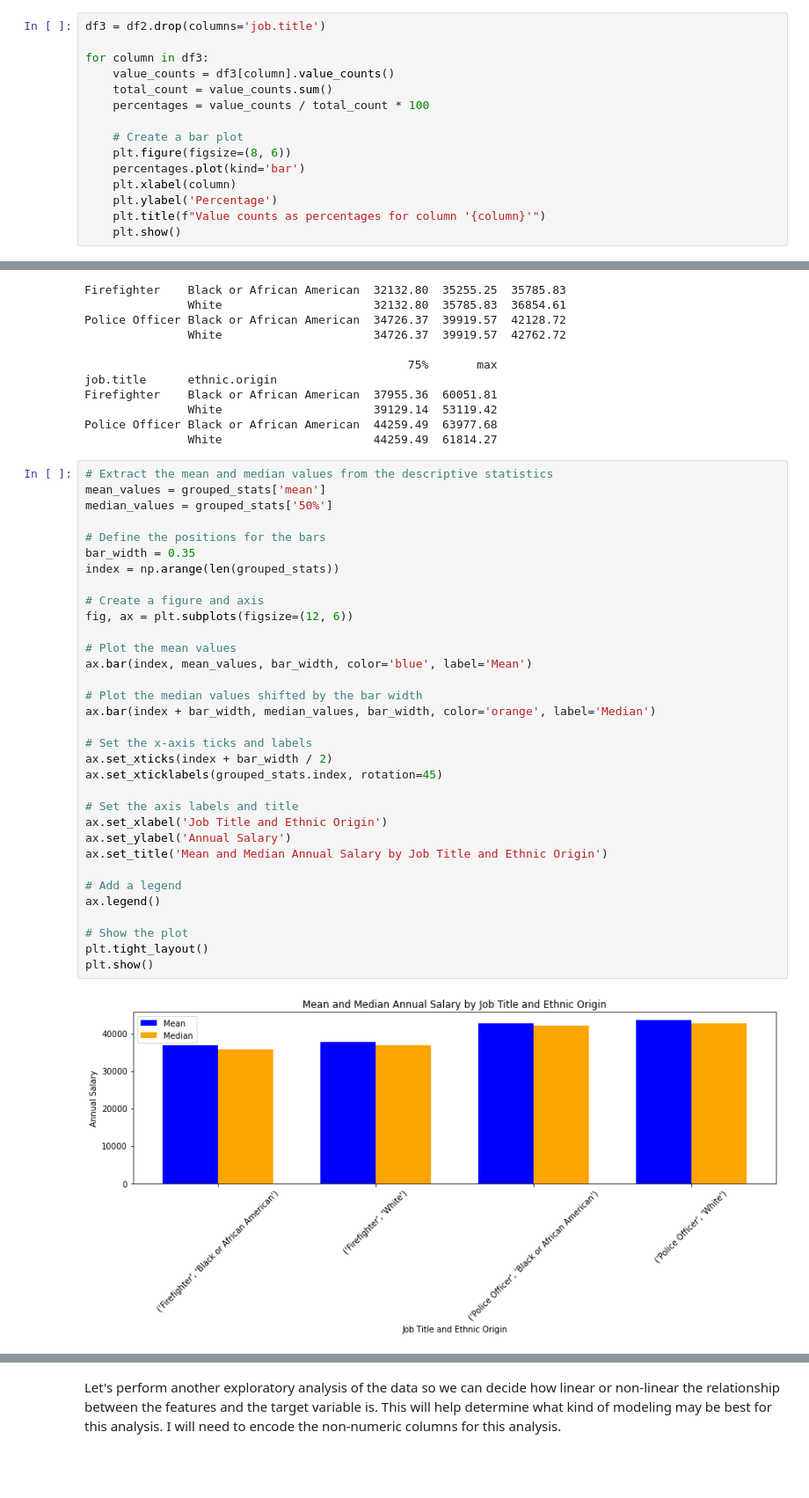
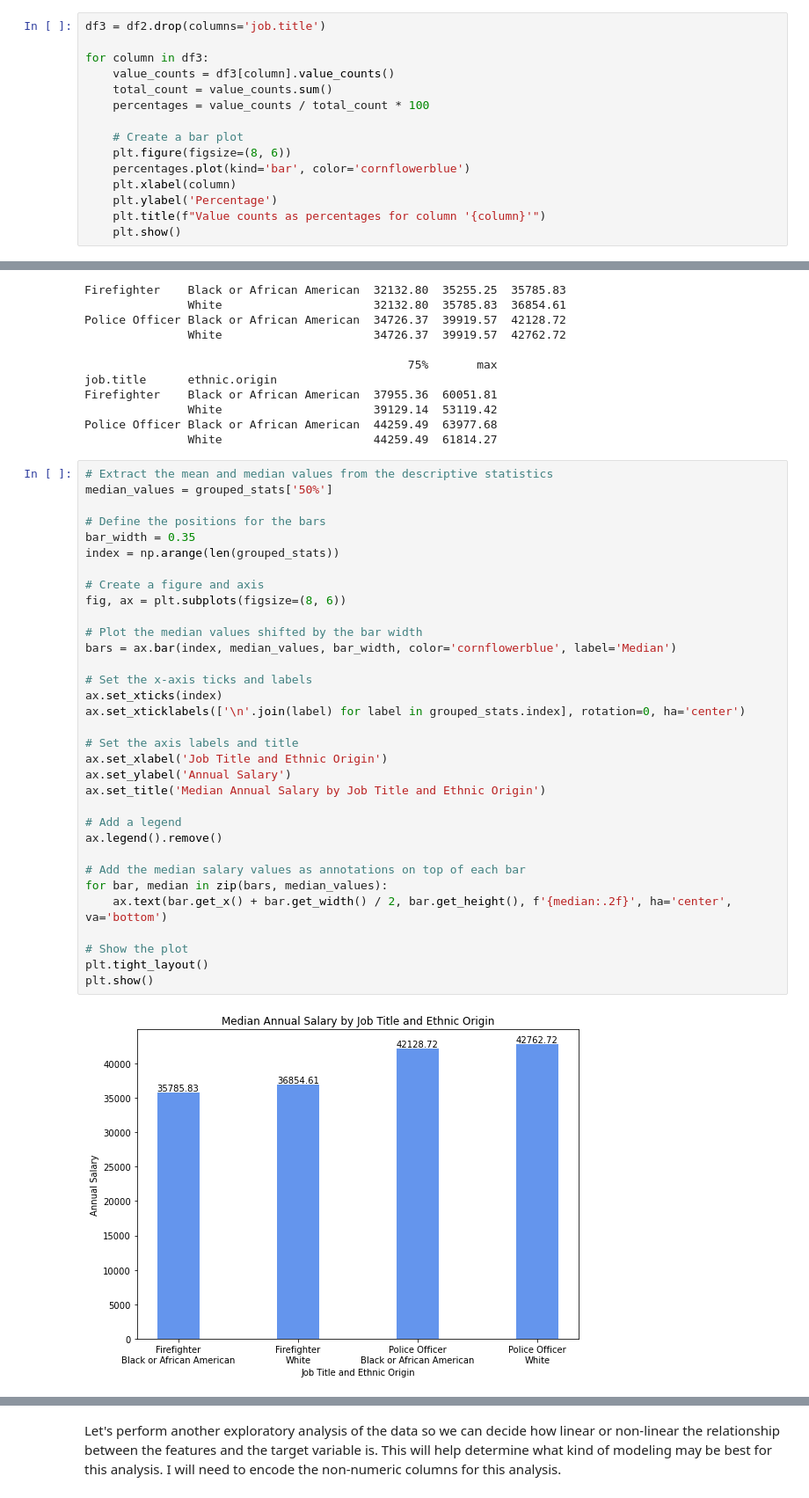
Before and after one commit to clarkkon/Salary-and-Identity-Information-Analysis-for-Atlanta-City-Employees, a Jupyter notebook: index.ipynb, the cells around one changed output, grey strips where cells are left out. Shown at 88% size. Saved outputs shown, nothing was run; the diff lists cells and outputs as text; blank space fills up the shorter version.

```diff
--- a/index.ipynb
+++ b/index.ipynb
@@ -185,7 +185,7 @@ for column in df3:
 
     # Create a bar plot
     plt.figure(figsize=(8, 6))
-    percentages.plot(kind='bar')
+    percentages.plot(kind='bar', color='cornflowerblue')
     plt.xlabel(column)
     plt.ylabel('Percentage')
     plt.title(f"Value counts as percentages for column '{column}'")
@@ -611,39 +613,39 @@ Police Officer Black or African American  44259.49  63977.68
                White                      44259.49  61814.27
 # %%
 # Extract the mean and median values from the descriptive statistics
-mean_values = grouped_stats['mean']
 median_values = grouped_stats['50%']
 
 # Define the positions for the bars
 bar_width = 0.35
 index = np.arange(len(grouped_stats))
 
 # Create a figure and axis
-fig, ax = plt.subplots(figsize=(12, 6))
-
-# Plot the mean values
-ax.bar(index, mean_values, bar_width, color='blue', label='Mean')
+fig, ax = plt.subplots(figsize=(8, 6))
 
 # Plot the median values shifted by the bar width
-ax.bar(index + bar_width, median_values, bar_width, color='orange', label='Median')
+bars = ax.bar(index, median_values, bar_width, color='cornflowerblue', label='Median')
 
 # Set the x-axis ticks and labels
-ax.set_xticks(index + bar_width / 2)
-ax.set_xticklabels(grouped_stats.index, rotation=45)
+ax.set_xticks(index)
+ax.set_xticklabels(['\n'.join(label) for label in grouped_stats.index], rotation=0, ha='center')
 
 # Set the axis labels and title
 ax.set_xlabel('Job Title and Ethnic Origin')
 ax.set_ylabel('Annual Salary')
-ax.set_title('Mean and Median Annual Salary by Job Title and Ethnic Origin')
+ax.set_title('Median Annual Salary by Job Title and Ethnic Origin')
 
 # Add a legend
-ax.legend()
+ax.legend().remove()
+
+# Add the median salary values as annotations on top of each bar
+for bar, median in zip(bars, median_values):
+    ax.text(bar.get_x() + bar.get_width() / 2, bar.get_height(), f'{median:.2f}', ha='center', va='bottom')
 
 # Show the plot
 plt.tight_layout()
 plt.show()
 # %% [output]
-[figure, old version]
+[figure, new version]
 # %% [markdown]
 We see how the white firefighters and police officers make slightly more than their black counterparts.
 
```
Also changed, not shown: parts of 17 cells of this notebook.
